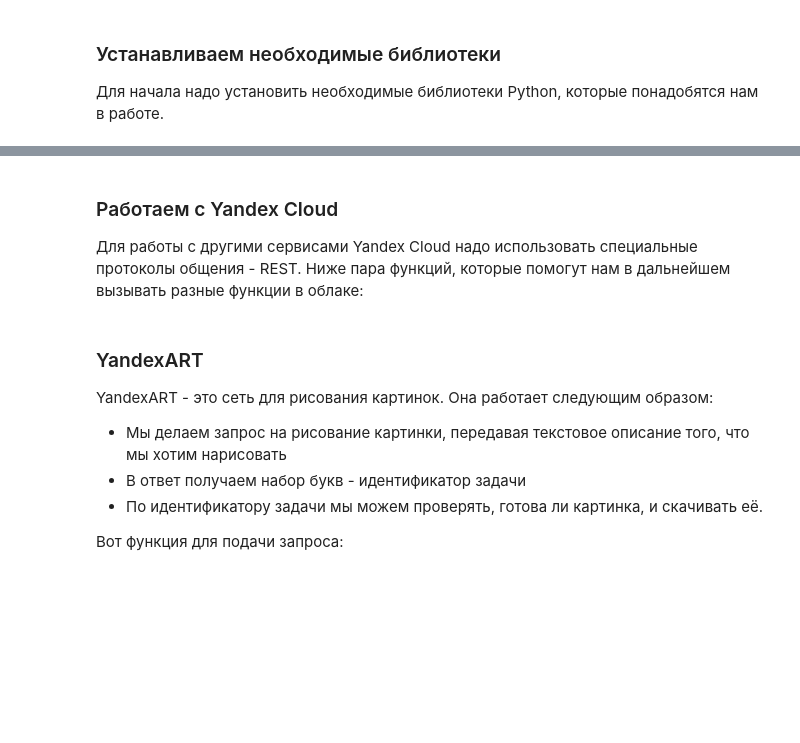
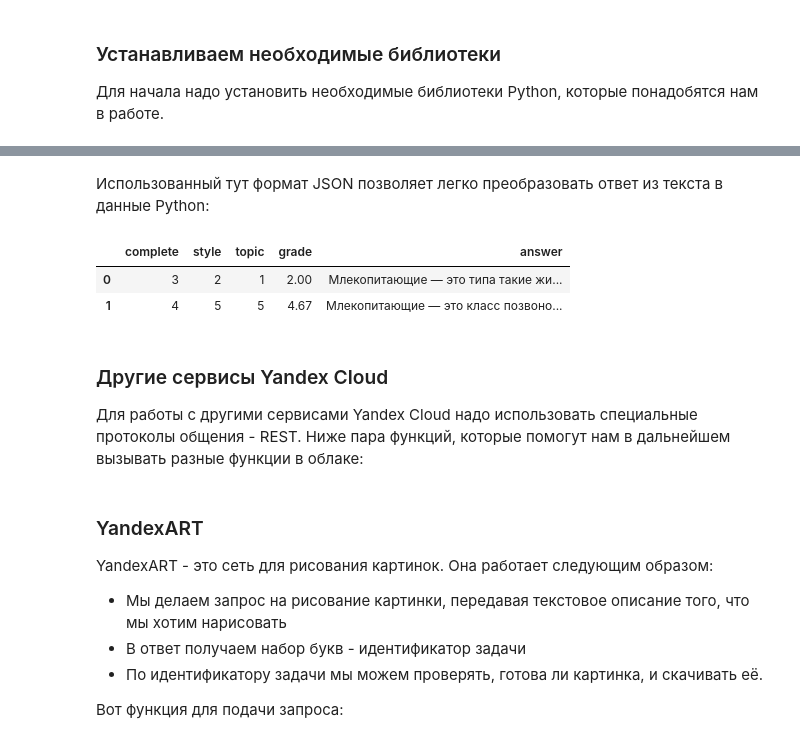
Before and after one commit to yandex-datasphere/jacademy, a Jupyter notebook: Кирпичики.ipynb, the cells around one changed output, grey strips where cells are left out. Saved outputs shown, nothing was run; the diff lists cells and outputs as text; code cells hidden in the pictures; blank space fills up the shorter version.

````diff
--- a/Кирпичики.ipynb
+++ b/Кирпичики.ipynb
@@ -43,2 +48,13 @@ print(gpt.invoke('Привет! Придумай 10 новых слов для
 # %%
+texts = [
+    "Мне было лень делать домашку",
+    "Я опоздал, потому что проспал"
+]
+
+prompt = """Пожалуйста, перепиши текст ниже в тройных обратных кавычках в подробной вежливой
+форме, длиною в несколько предложений, не короче 2000 символов. Вот текст:```{}```"""
+
+for x in texts:
+    res = gpt.invoke(prompt.format(x))
+    print(f"{x}\n---\n{res}\n---")
 # %% [output]
@@ -45,0 +73,20 @@ Alternative(role='assistant', text='— Вовочка, назови два ме
+# %%
+texts = [
+    "Млекопитающие — это типа такие животные, у которых есть шерсть и они рожают детёнышей. Ну и кормят их молоком, потому что у них есть молочные железы. Вроде всё.",
+    "Млекопитающие — это класс позвоночных животных, характеризующийся наличием молочных желез, которые позволяют самкам кормить потомство. Большинство млекопитающих также обладают шерстью или волосами, теплокровностью и сложной системой дыхания. Они рождают живых детёнышей (за исключением яйцекладущих, таких как утконос и ехидна) и имеют высокоразвитую нервную систему, что обеспечивает сложное поведение и способность к обучению."
+]
+
+prompt = """
+Мне нужно проверить ответ школьника на тесте по биологии на вопрос "млекопитающие". Тебе нужно оценить
+ответ ниже в тройных обратных кавычках по трем параметрам: полнота ответа (complete),
+стройность и стиль изложения (style) и соответствие теме (topic). Также выстави общую среднюю оценку за ответ (grade). Все
+оценки выставляй по шкале от 1 до 5, возможно, с дробном виде.
+Прочитай текст в сообщении ниже и верни ответ в формате JSON.
+Верни только JSON, не нужно объяснений или другого текста.
+Ответ школьника:
+```{}```
+"""
+
+for x in texts:
+    res = gpt.invoke(prompt.format(x))
+    print(f"{x}\n---\n{res}\n---")
@@ -46,5 +111,24 @@ Alternative(role='assistant', text='— Вовочка, назови два ме
+# %% [markdown]
+Использованный тут формат JSON позволяет легко преобразовать ответ из текста в данные Python:
+# %%
+import json
+import pandas as pd
+
+res = []
+for x in texts:
+    y = gpt.invoke(prompt.format(x))
+    y = json.loads(y.replace('```',''))
+    y['answer'] = x
+    res.append(y)
+
+df = pd.DataFrame(res)
+df
+# %% [output]
+|  | complete | style | topic | grade | answer |
+| 0 | 3 | 2 | 1 | 2.00 | Млекопитающие — это типа такие жи... |
+| 1 | 4 | 5 | 5 | 4.67 | Млекопитающие — это класс позвоно... |
 # %% [markdown]
-### Работаем с Yandex Cloud
+### Другие сервисы Yandex Cloud
 
 Для работы с другими сервисами Yandex Cloud надо использовать специальные протоколы общения - REST. Ниже пара функций, которые помогут нам в дальнейшем вызывать разные функции в облаке:
 # %%
````
Also changed, not shown: parts of 12 cells of this notebook.
